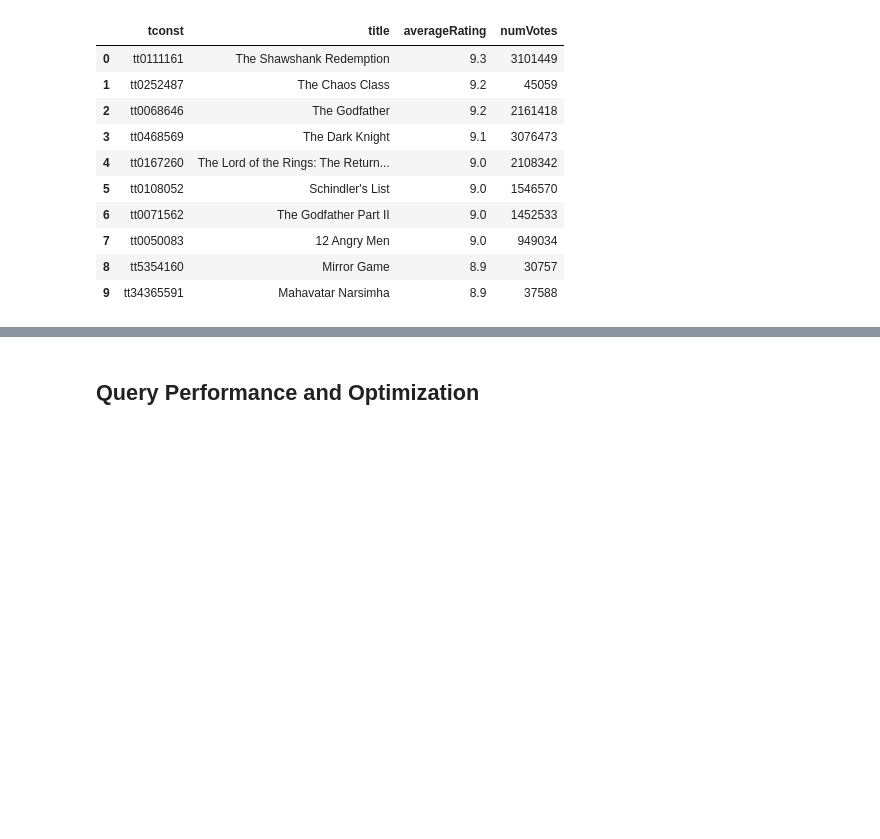
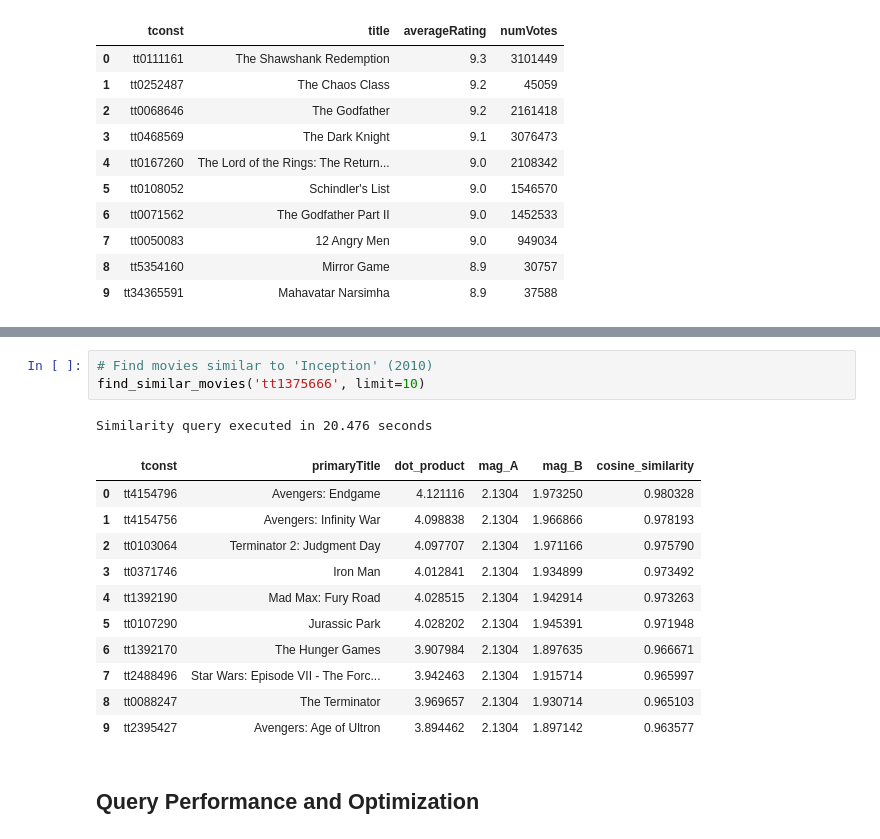
Before and after one commit to JeyyM/stadvdb-imdb, a Jupyter notebook: stadvdb-mco1-movie.ipynb, the cells around one changed output, grey strips where cells are left out. Saved outputs shown, nothing was run; the diff lists cells and outputs as text; blank space fills up the shorter version.

```diff
--- a/stadvdb-mco1-movie.ipynb
+++ b/stadvdb-mco1-movie.ipynb
@@ -281,3 +453,19 @@ Query executed in 0.809 seconds
+# %%
+# Find movies similar to 'Inception' (2010)
+find_similar_movies('tt1375666', limit=10)
+# %% [output]
+Similarity query executed in 20.476 seconds
+|  | tconst | primaryTitle | dot_product | mag_A | mag_B | cosine_similarity |
+| 0 | tt4154796 | Avengers: Endgame | 4.121116 | 2.1304 | 1.973250 | 0.980328 |
+| 1 | tt4154756 | Avengers: Infinity War | 4.098838 | 2.1304 | 1.966866 | 0.978193 |
+| 2 | tt0103064 | Terminator 2: Judgment Day | 4.097707 | 2.1304 | 1.971166 | 0.975790 |
+| 3 | tt0371746 | Iron Man | 4.012841 | 2.1304 | 1.934899 | 0.973492 |
+| 4 | tt1392190 | Mad Max: Fury Road | 4.028515 | 2.1304 | 1.942914 | 0.973263 |
+| 5 | tt0107290 | Jurassic Park | 4.028202 | 2.1304 | 1.945391 | 0.971948 |
+| 6 | tt1392170 | The Hunger Games | 3.907984 | 2.1304 | 1.897635 | 0.966671 |
+| 7 | tt2488496 | Star Wars: Episode VII - The Forc... | 3.942463 | 2.1304 | 1.915714 | 0.965997 |
+| 8 | tt0088247 | The Terminator | 3.969657 | 2.1304 | 1.930714 | 0.965103 |
+| 9 | tt2395427 | Avengers: Age of Ultron | 3.894462 | 2.1304 | 1.897142 | 0.963577 |
 # %% [markdown]
 ## Query Performance and Optimization
 # %%
```
Also changed, not shown: parts of 12 cells of this notebook.
